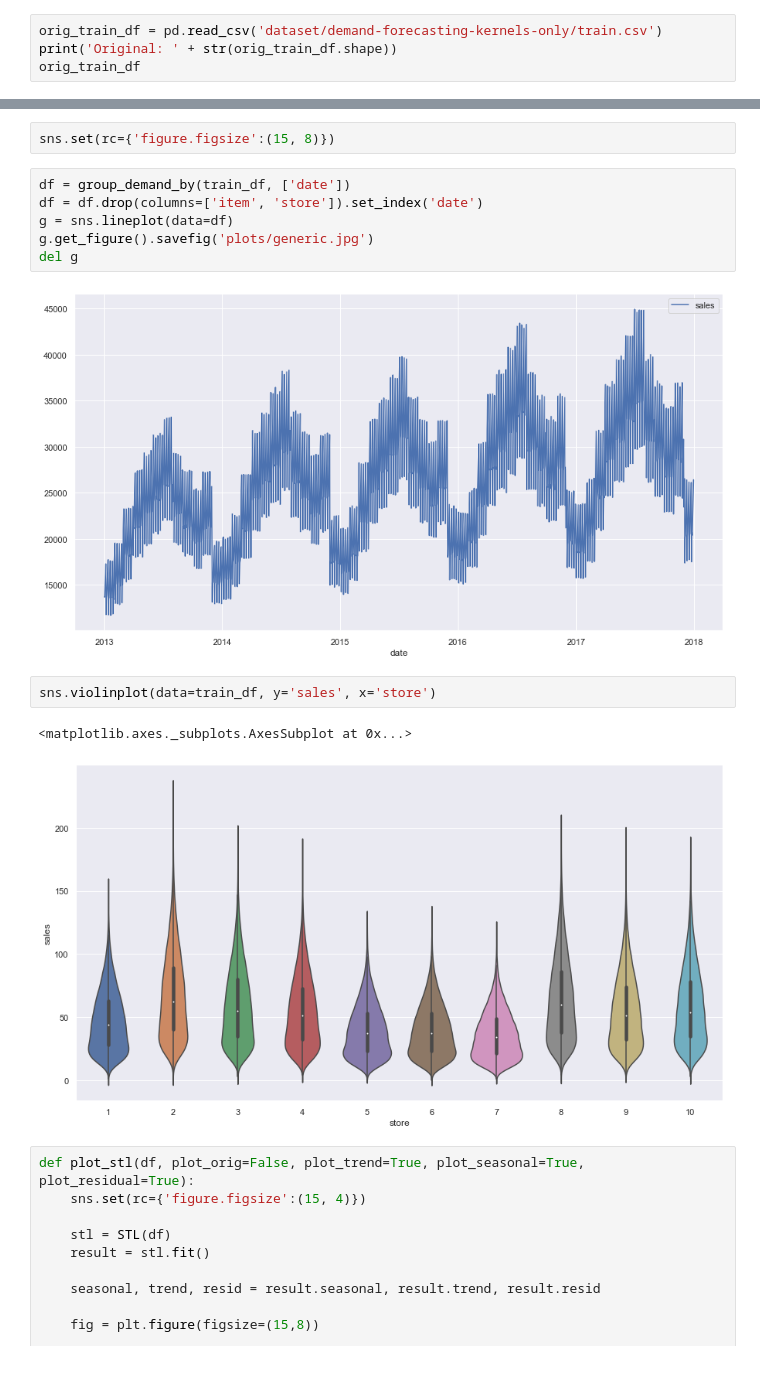
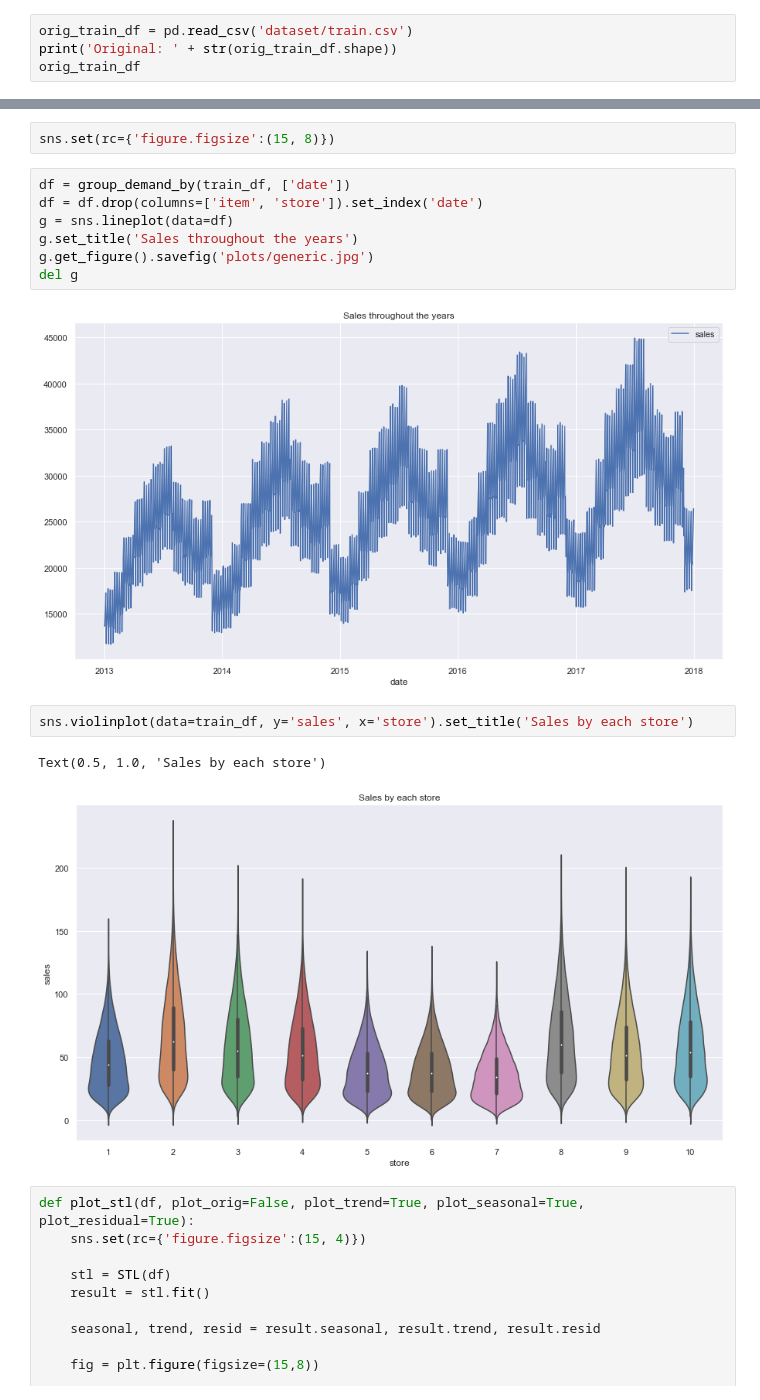
Before and after one commit to tcdat96/product-demand-forecast, a Jupyter notebook: demand-forecast.ipynb, the cells around one changed output, grey strips where cells are left out. Cells and saved outputs as stored; diff of their text form; blank space fills up the shorter version.

```diff
--- a/demand-forecast.ipynb
+++ b/demand-forecast.ipynb
@@ -60,7 +60,7 @@ PROCESS_COUNT = 1
 # %% [markdown]
 ### Read input data
 # %%
-orig_train_df = pd.read_csv('dataset/demand-forecasting-kernels-only/train.csv')
+orig_train_df = pd.read_csv('dataset/train.csv')
 print('Original: ' + str(orig_train_df.shape))
 orig_train_df
 # %% [output]
@@ -160,16 +160,17 @@ sns.set(rc={'figure.figsize':(15, 8)})
 # %%
 df = group_demand_by(train_df, ['date'])
 df = df.drop(columns=['item', 'store']).set_index('date')
 g = sns.lineplot(data=df)
+g.set_title('Sales throughout the years')
 g.get_figure().savefig('plots/generic.jpg')
 del g
 # %% [output]
-[figure, old version]
+[figure, new version]
 # %%
-sns.violinplot(data=train_df, y='sales', x='store')
+sns.violinplot(data=train_df, y='sales', x='store').set_title('Sales by each store')
 # %% [output]
-<matplotlib.axes._subplots.AxesSubplot at 0x...>
+Text(0.5, 1.0, 'Sales by each store')
-[figure, old version]
+[figure, new version]
 # %%
 def plot_stl(df, plot_orig=False, plot_trend=True, plot_seasonal=True, plot_residual=True):
     sns.set(rc={'figure.figsize':(15, 4)})
```
Also changed, not shown: parts of 19 cells of this notebook, 4 other files.
